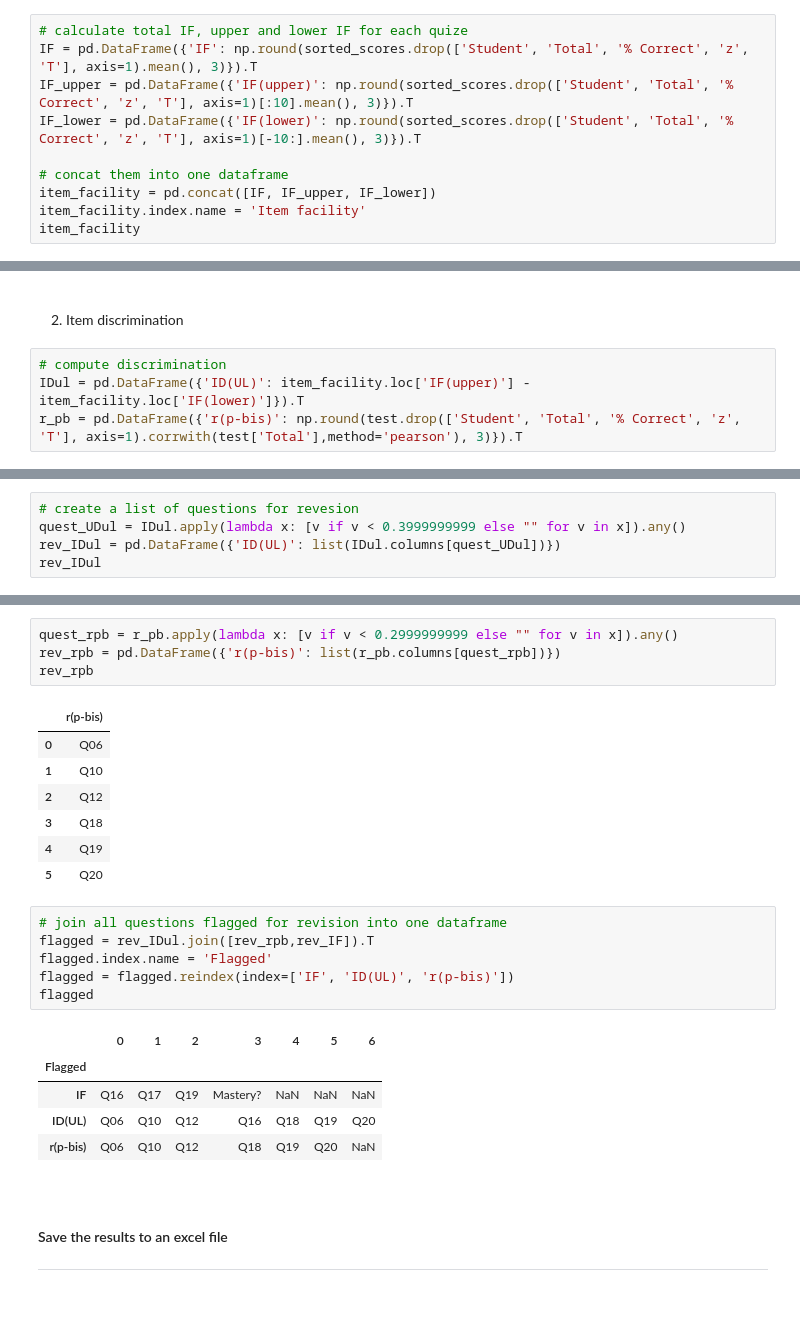
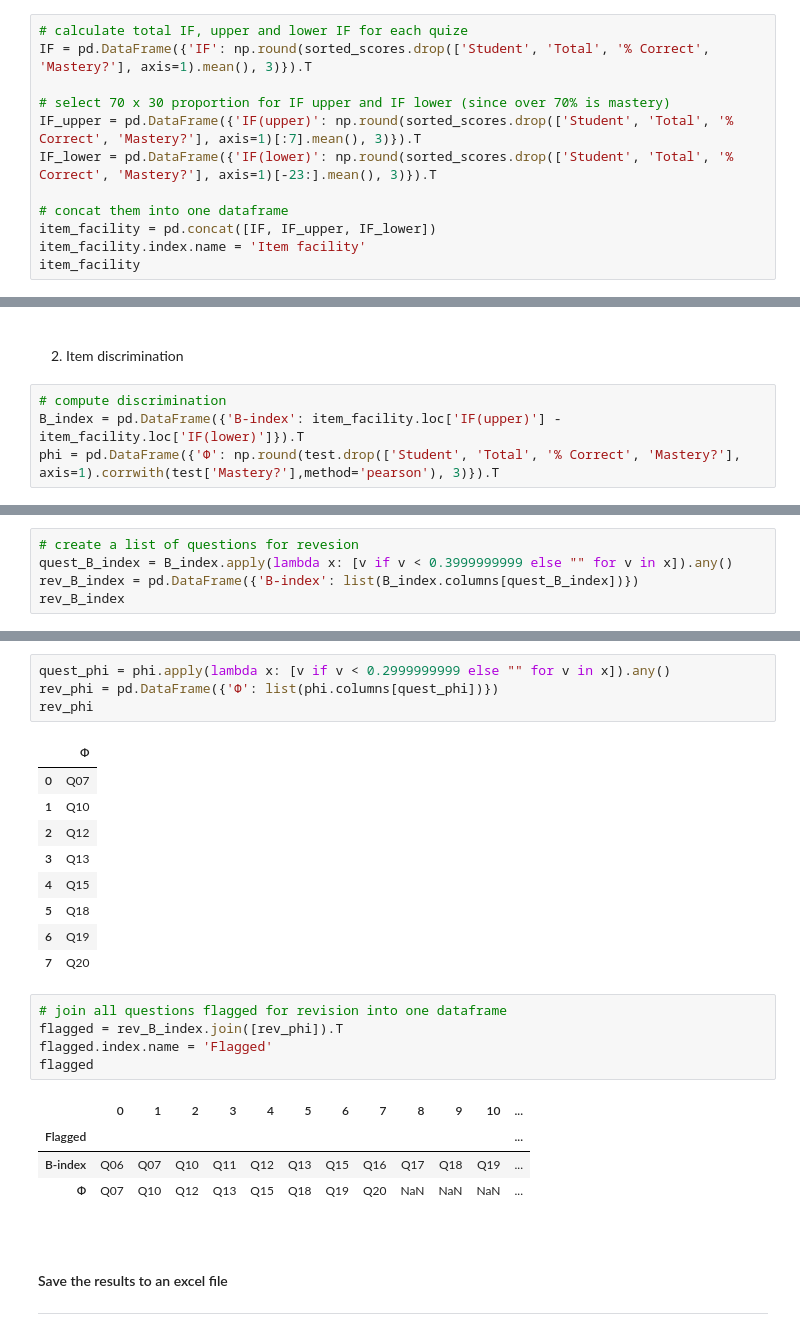
Before and after one commit to olgarozhdestvina/Data-Science-and-Machine-Learning, a Jupyter notebook: Data analytics/Language tests/One test dichotomous analysis CRT.ipynb, the cells around one changed output, grey strips where cells are left out. Drawn from its saved outputs; the diff is of its cells as text; blank space fills up the shorter version.

Commit message:
-Finished the notebook on analysing CRT with dichotomous items. Adjusted mode, stats, and item analysis. Removed standard scores and IF flagged questions.

```diff
--- a/Data analytics/Language tests/One test dichotomous analysis CRT.ipynb
+++ b/Data analytics/Language tests/One test dichotomous analysis CRT.ipynb
@@ -273,8 +245,10 @@ sorted_scores.head()
 # %%
 # calculate total IF, upper and lower IF for each quize
-IF = pd.DataFrame({'IF': np.round(sorted_scores.drop(['Student', 'Total', '% Correct', 'z', 'T'], axis=1).mean(), 3)}).T
-IF_upper = pd.DataFrame({'IF(upper)': np.round(sorted_scores.drop(['Student', 'Total', '% Correct', 'z', 'T'], axis=1)[:10].mean(), 3)}).T
-IF_lower = pd.DataFrame({'IF(lower)': np.round(sorted_scores.drop(['Student', 'Total', '% Correct', 'z', 'T'], axis=1)[-10:].mean(), 3)}).T
+IF = pd.DataFrame({'IF': np.round(sorted_scores.drop(['Student', 'Total', '% Correct', 'Mastery?'], axis=1).mean(), 3)}).T
+
+# select 70 x 30 proportion for IF upper and IF lower (since over 70% is mastery)
+IF_upper = pd.DataFrame({'IF(upper)': np.round(sorted_scores.drop(['Student', 'Total', '% Correct', 'Mastery?'], axis=1)[:7].mean(), 3)}).T
+IF_lower = pd.DataFrame({'IF(lower)': np.round(sorted_scores.drop(['Student', 'Total', '% Correct', 'Mastery?'], axis=1)[-23:].mean(), 3)}).T
 
 # concat them into one dataframe
 item_facility = pd.concat([IF, IF_upper, IF_lower])
@@ -293,7 +266,7 @@ item_facility
 2. Item discrimination
 # %%
 # compute discrimination
-IDul = pd.DataFrame({'ID(UL)': item_facility.loc['IF(upper)'] - item_facility.loc['IF(lower)']}).T
-r_pb = pd.DataFrame({'r(p-bis)': np.round(test.drop(['Student', 'Total', '% Correct', 'z', 'T'], axis=1).corrwith(test['Total'],method='pearson'), 3)}).T
+B_index = pd.DataFrame({'B-index': item_facility.loc['IF(upper)'] - item_facility.loc['IF(lower)']}).T
+phi = pd.DataFrame({'Ф': np.round(test.drop(['Student', 'Total', '% Correct', 'Mastery?'], axis=1).corrwith(test['Mastery?'],method='pearson'), 3)}).T
 # %%
 # concat the results into one dataframe
@@ -348,6 +300,6 @@ r_pb.style.apply(lambda x: ["background: yellow" if v < 0.2999999999 else "" for
 # %%
 # create a list of questions for revesion
-quest_UDul = IDul.apply(lambda x: [v if v < 0.3999999999 else "" for v in x]).any()
-rev_IDul = pd.DataFrame({'ID(UL)': list(IDul.columns[quest_UDul])})
-rev_IDul
+quest_B_index = B_index.apply(lambda x: [v if v < 0.3999999999 else "" for v in x]).any()
+rev_B_index = pd.DataFrame({'B-index': list(B_index.columns[quest_B_index])})
+rev_B_index
 # %% [output]
@@ -362,27 +319,27 @@ rev_IDul
 # %%
-quest_rpb = r_pb.apply(lambda x: [v if v < 0.2999999999 else "" for v in x]).any()
-rev_rpb = pd.DataFrame({'r(p-bis)': list(r_pb.columns[quest_rpb])})
-rev_rpb
+quest_phi = phi.apply(lambda x: [v if v < 0.2999999999 else "" for v in x]).any()
+rev_phi = pd.DataFrame({'Ф': list(phi.columns[quest_phi])})
+rev_phi
 # %% [output]
-|  | r(p-bis) |
-| 0 | Q06 |
+|  | Ф |
+| 0 | Q07 |
 | 1 | Q10 |
 | 2 | Q12 |
-| 3 | Q18 |
-| 4 | Q19 |
-| 5 | Q20 |
+| 3 | Q13 |
+| 4 | Q15 |
+| 5 | Q18 |
+| 6 | Q19 |
+| 7 | Q20 |
 # %%
 # join all questions flagged for revision into one dataframe
-flagged = rev_IDul.join([rev_rpb,rev_IF]).T
+flagged = rev_B_index.join([rev_phi]).T
 flagged.index.name = 'Flagged'
-flagged = flagged.reindex(index=['IF', 'ID(UL)', 'r(p-bis)'])
 flagged
 # %% [output]
-|  | 0 | 1 | 2 | 3 | 4 | 5 | 6 |
-| Flagged |  |  |  |  |  |  |  |
-| IF | Q16 | Q17 | Q19 | Mastery? | NaN | NaN | NaN |
-| ID(UL) | Q06 | Q10 | Q12 | Q16 | Q18 | Q19 | Q20 |
-| r(p-bis) | Q06 | Q10 | Q12 | Q18 | Q19 | Q20 | NaN |
+|  | 0 | 1 | 2 | 3 | 4 | 5 | 6 | 7 | 8 | 9 | 10 | ... |
+| Flagged |  |  |  |  |  |  |  |  |  |  |  | ... |
+| B-index | Q06 | Q07 | Q10 | Q11 | Q12 | Q13 | Q15 | Q16 | Q17 | Q18 | Q19 | ... |
+| Ф | Q07 | Q10 | Q12 | Q13 | Q15 | Q18 | Q19 | Q20 | NaN | NaN | NaN | ... |
 # %% [markdown]
 <br>
 
```
Also changed, not shown: parts of 14 cells of this notebook, 1 other file.
